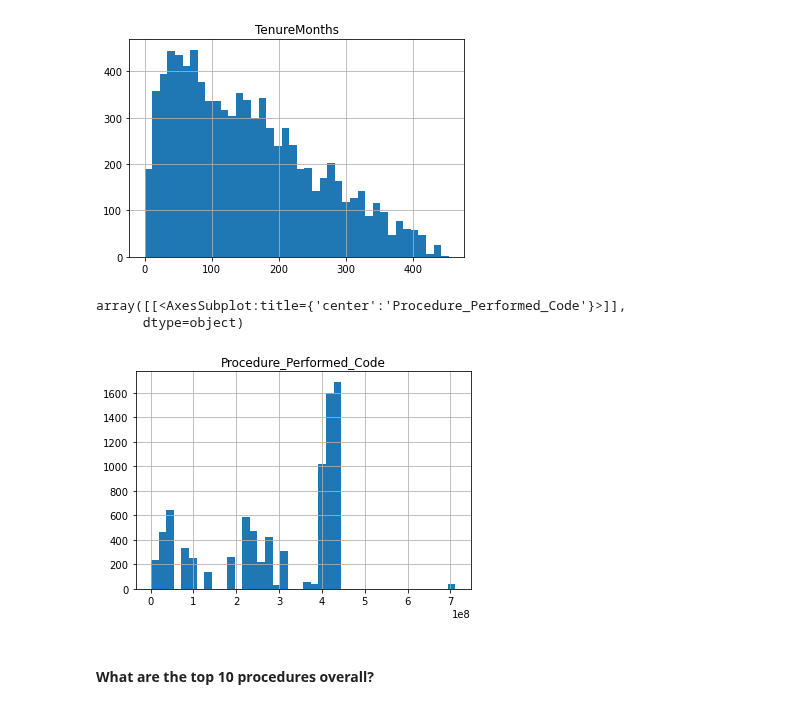
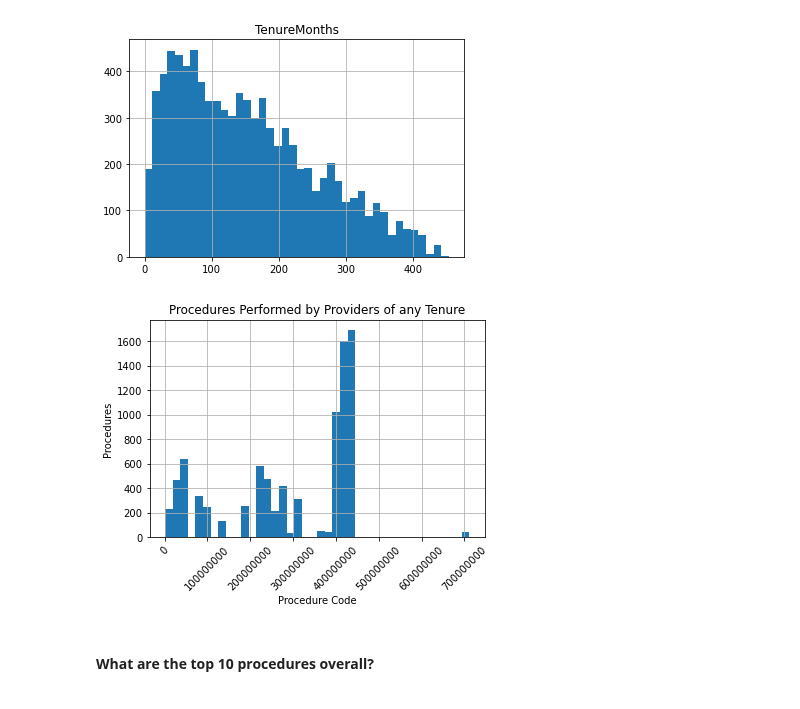
Before and after one commit to data-rescue/ems-analytics, a Jupyter notebook: notebooks/20210313-eem-tenure-proc.ipynb, the cells around one changed output. Cells and saved outputs as stored; diff of their text form; code cells hidden in the pictures.

```diff
--- a/notebooks/20210313-eem-tenure-proc.ipynb
+++ b/notebooks/20210313-eem-tenure-proc.ipynb
@@ -263,12 +260,20 @@ dfPatProc_pvt2.hist(column='TenureMonths', bins=40)
 # %% [output]
 array([[<AxesSubplot:title={'center':'TenureMonths'}>]], dtype=object)
 [figure]
-# %%
-dfPatProc_pvt2.hist(column='Procedure_Performed_Code', bins=40)
-# %% [output]
-array([[<AxesSubplot:title={'center':'Procedure_Performed_Code'}>]],
-      dtype=object)
-[figure, removed]
+# %%
+#dfPatProc_pvt2.hist(column='Procedure_Performed_Code', bins=40)
+
+fig,ax=plt.subplots()
+ax.hist(x=dfPatProc_pvt2['Procedure_Performed_Code'],bins=40)
+ax.set_xlabel('Procedure Code')
+ax.set_ylabel('Procedures')
+ax.set_title('Procedures Performed by Providers of any Tenure')
+ax.ticklabel_format(style='plain')
+ax.grid()
+plt.xticks(rotation=45)
+plt.show()
+# %% [output]
+[figure, added]
 # %% [markdown]
 #### What are the top 10 procedures overall?
 # %%
```
Also changed, not shown: parts of 43 cells of this notebook.
